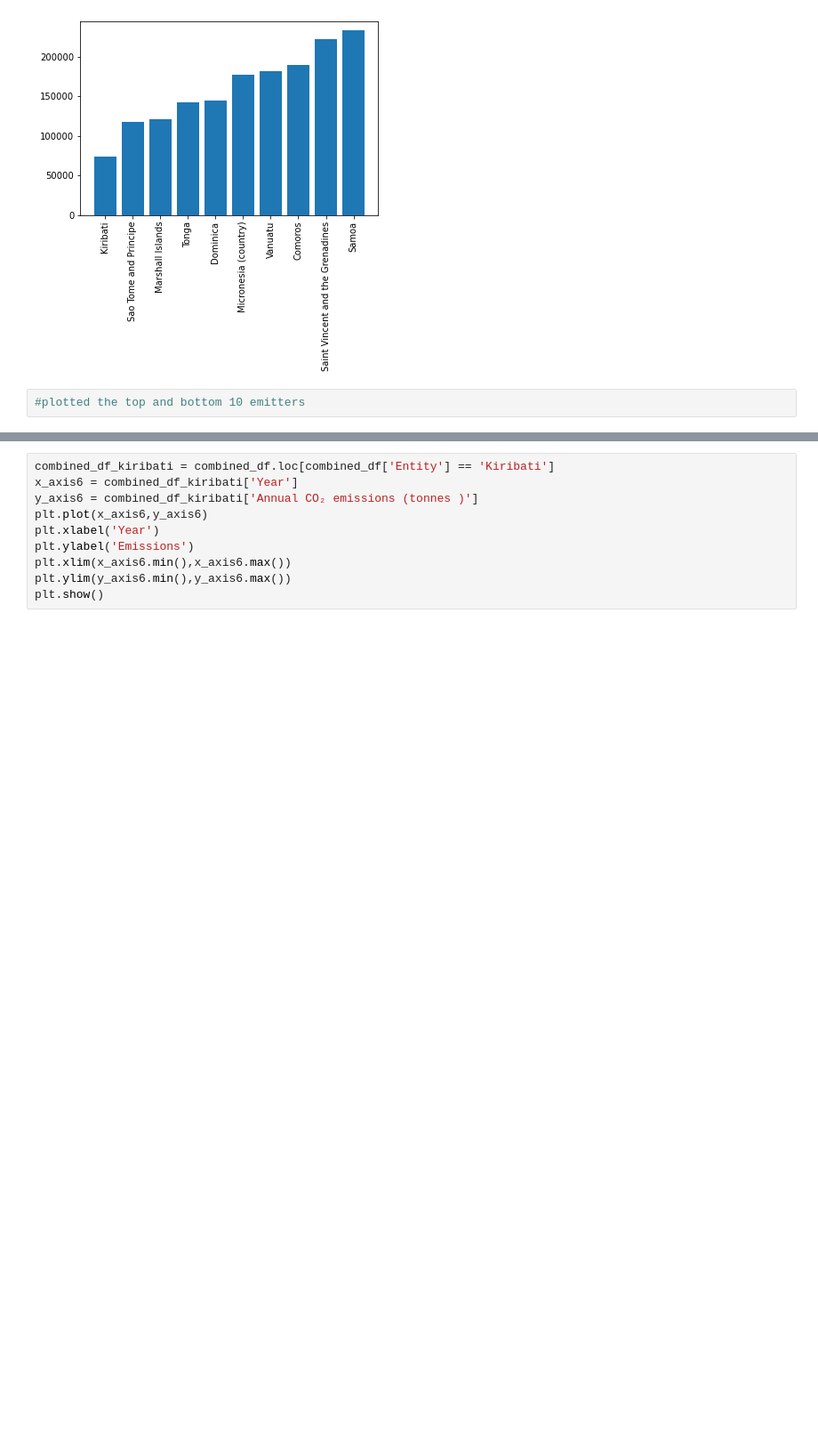
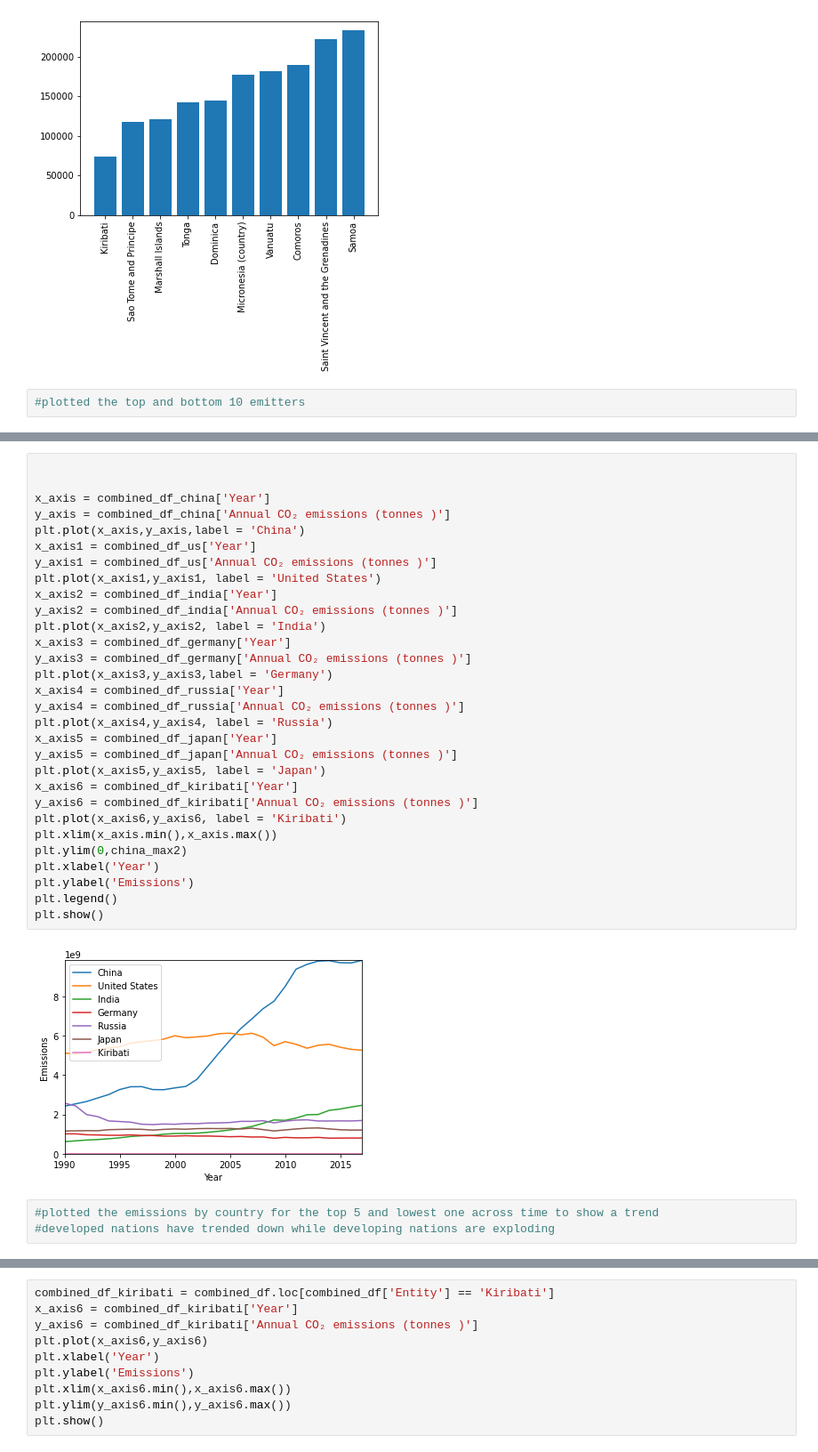
Before and after one commit to sunwoo-kim20/global-climate-change-analysis, a Jupyter notebook: final-analysis-emissions.ipynb, the cells around one changed output, grey strips where cells are left out. Shown at 89% size. Drawn from its saved outputs; the diff is of its cells as text; blank space fills up the shorter version.

Commit message:
this is the final final analysis of co2 emissions around the world

```diff
--- a/final-analysis-emissions.ipynb
+++ b/final-analysis-emissions.ipynb
@@ -308,0 +246,35 @@ plt.show()
+# %%
+
+
+x_axis = combined_df_china['Year']
+y_axis = combined_df_china['Annual CO₂ emissions (tonnes )']
+plt.plot(x_axis,y_axis,label = 'China')
+x_axis1 = combined_df_us['Year']
+y_axis1 = combined_df_us['Annual CO₂ emissions (tonnes )']
+plt.plot(x_axis1,y_axis1, label = 'United States')
+x_axis2 = combined_df_india['Year']
+y_axis2 = combined_df_india['Annual CO₂ emissions (tonnes )']
+plt.plot(x_axis2,y_axis2, label = 'India')
+x_axis3 = combined_df_germany['Year']
+y_axis3 = combined_df_germany['Annual CO₂ emissions (tonnes )']
+plt.plot(x_axis3,y_axis3,label = 'Germany')
+x_axis4 = combined_df_russia['Year']
+y_axis4 = combined_df_russia['Annual CO₂ emissions (tonnes )']
+plt.plot(x_axis4,y_axis4, label = 'Russia')
+x_axis5 = combined_df_japan['Year']
+y_axis5 = combined_df_japan['Annual CO₂ emissions (tonnes )']
+plt.plot(x_axis5,y_axis5, label = 'Japan')
+x_axis6 = combined_df_kiribati['Year']
+y_axis6 = combined_df_kiribati['Annual CO₂ emissions (tonnes )']
+plt.plot(x_axis6,y_axis6, label = 'Kiribati')
+plt.xlim(x_axis.min(),x_axis.max())
+plt.ylim(0,china_max2)
+plt.xlabel('Year')
+plt.ylabel('Emissions')
+plt.legend()
+plt.show()
+# %% [output]
+[figure, added]
+# %%
+#plotted the emissions by country for the top 5 and lowest one across time to show a trend
+#developed nations have trended down while developing nations are exploding
```
Also changed, not shown: parts of 18 cells of this notebook.
